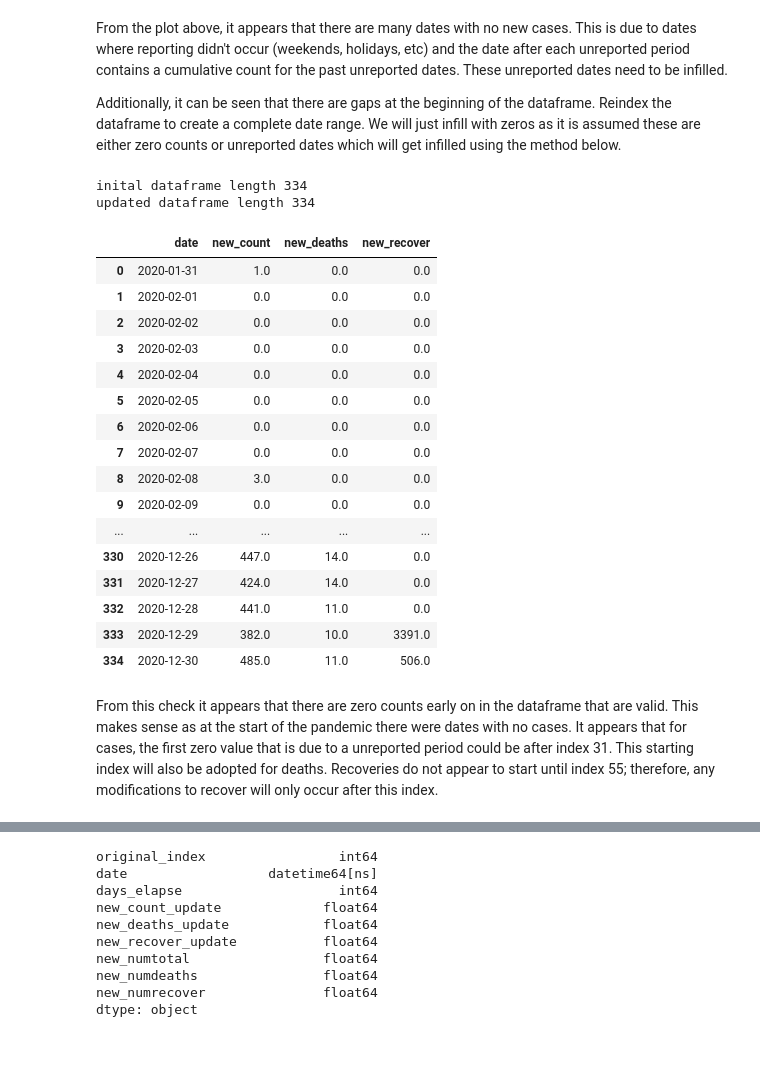
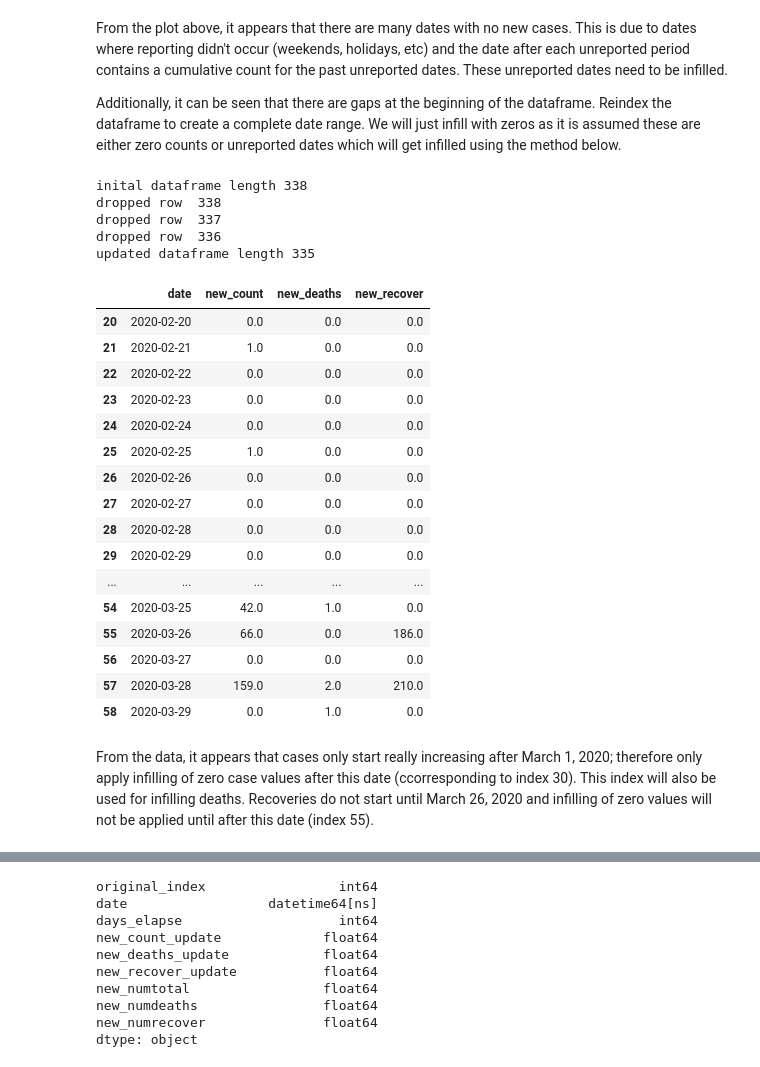
Before and after one commit to WraySmith/COVID_learning, a Jupyter notebook: covid_explore.ipynb, the cells around one changed output, grey strips where cells are left out. Saved outputs shown, nothing was run; the diff lists cells and outputs as text; code cells hidden in the pictures.

```diff
--- a/covid_explore.ipynb
+++ b/covid_explore.ipynb
@@ -225,41 +225,45 @@ print('inital dataframe length', max_index)
 # work backwards through the data frame removing rows until a non-zero count in encountered
 for i in range(max_index):
     rev_i = max_index - i
-    if covid_3.loc[rev_i, 'new_count'] == 0:
-        covid_3.drop([rev_i], inplace = True)
+    if covid_data.loc[rev_i, 'new_count'] == 0:
+        covid_data.drop([rev_i], inplace = True)
         print("dropped row ", rev_i)
     # break the loop once a non-zero value is found
     else: break
 
-max_index = len(covid_3) - 1
+max_index = len(covid_data) - 1
 print('updated dataframe length', max_index)
 # %% [output]
-inital dataframe length 334
-updated dataframe length 334
+inital dataframe length 338
+dropped row  338
+dropped row  337
+dropped row  336
+updated dataframe length 335
-# %%
-# do a check of the values
-with pd.option_context('display.max_rows', None, 'display.max_columns', None):  # more options can be specified also
-    display(covid_3.loc[:, ('date','new_count', 'new_deaths', 'new_recover')])
-# %% [output]
-|  | date | new_count | new_deaths | new_recover |
-| 0 | 2020-01-31 | 1.0 | 0.0 | 0.0 |
-| 1 | 2020-02-01 | 0.0 | 0.0 | 0.0 |
-| 2 | 2020-02-02 | 0.0 | 0.0 | 0.0 |
-| 3 | 2020-02-03 | 0.0 | 0.0 | 0.0 |
-| 4 | 2020-02-04 | 0.0 | 0.0 | 0.0 |
-| 5 | 2020-02-05 | 0.0 | 0.0 | 0.0 |
-| 6 | 2020-02-06 | 0.0 | 0.0 | 0.0 |
-| 7 | 2020-02-07 | 0.0 | 0.0 | 0.0 |
-| 8 | 2020-02-08 | 3.0 | 0.0 | 0.0 |
-| 9 | 2020-02-09 | 0.0 | 0.0 | 0.0 |
-| ... | ... | ... | ... | ... |
-| 330 | 2020-12-26 | 447.0 | 14.0 | 0.0 |
-| 331 | 2020-12-27 | 424.0 | 14.0 | 0.0 |
-| 332 | 2020-12-28 | 441.0 | 11.0 | 0.0 |
-| 333 | 2020-12-29 | 382.0 | 10.0 | 3391.0 |
-| 334 | 2020-12-30 | 485.0 | 11.0 | 506.0 |
-# %% [markdown]
-From this check it appears that there are zero counts early on in the dataframe that are valid. This makes sense as at the start of the pandemic there were dates with no cases. It appears that for cases, the first zero value that is due to a unreported period could be after index 31. This starting index will also be adopted for deaths. Recoveries do not appear to start until index 55; therefore, any modifications to recover will only occur after this index.
+# %%
+# we don't want to infill days with zero data at the beginning of the record as they likely real
+# cases look like they increase at the beginning of March
+# from the do a check of the values around the start of March
+covid_data.loc[:,('date','new_count', 'new_deaths', 'new_recover')][(covid_data['date'] < '2020-03-30') & (covid_data['date'] >= '2020-02-20')]
+# %% [output]
+|  | date | new_count | new_deaths | new_recover |
+| 20 | 2020-02-20 | 0.0 | 0.0 | 0.0 |
+| 21 | 2020-02-21 | 1.0 | 0.0 | 0.0 |
+| 22 | 2020-02-22 | 0.0 | 0.0 | 0.0 |
+| 23 | 2020-02-23 | 0.0 | 0.0 | 0.0 |
+| 24 | 2020-02-24 | 0.0 | 0.0 | 0.0 |
+| 25 | 2020-02-25 | 1.0 | 0.0 | 0.0 |
+| 26 | 2020-02-26 | 0.0 | 0.0 | 0.0 |
+| 27 | 2020-02-27 | 0.0 | 0.0 | 0.0 |
+| 28 | 2020-02-28 | 0.0 | 0.0 | 0.0 |
+| 29 | 2020-02-29 | 0.0 | 0.0 | 0.0 |
+| ... | ... | ... | ... | ... |
+| 54 | 2020-03-25 | 42.0 | 1.0 | 0.0 |
+| 55 | 2020-03-26 | 66.0 | 0.0 | 186.0 |
+| 56 | 2020-03-27 | 0.0 | 0.0 | 0.0 |
+| 57 | 2020-03-28 | 159.0 | 2.0 | 210.0 |
+| 58 | 2020-03-29 | 0.0 | 1.0 | 0.0 |
+# %% [markdown]
+From the data, it appears that cases only start really increasing after March 1, 2020; therefore only apply infilling of zero case values after this date (ccorresponding to index 30). This index will also be used for infilling deaths. Recoveries do not start until March 26, 2020 and infilling of zero values will not be applied until after this date (index 55).
 # %%
 # Function to smooth out values over the unreported dates
 # Assuming that an unreported case count is 0 value
```
Also changed, not shown: parts of 24 cells of this notebook, 7 other files.
